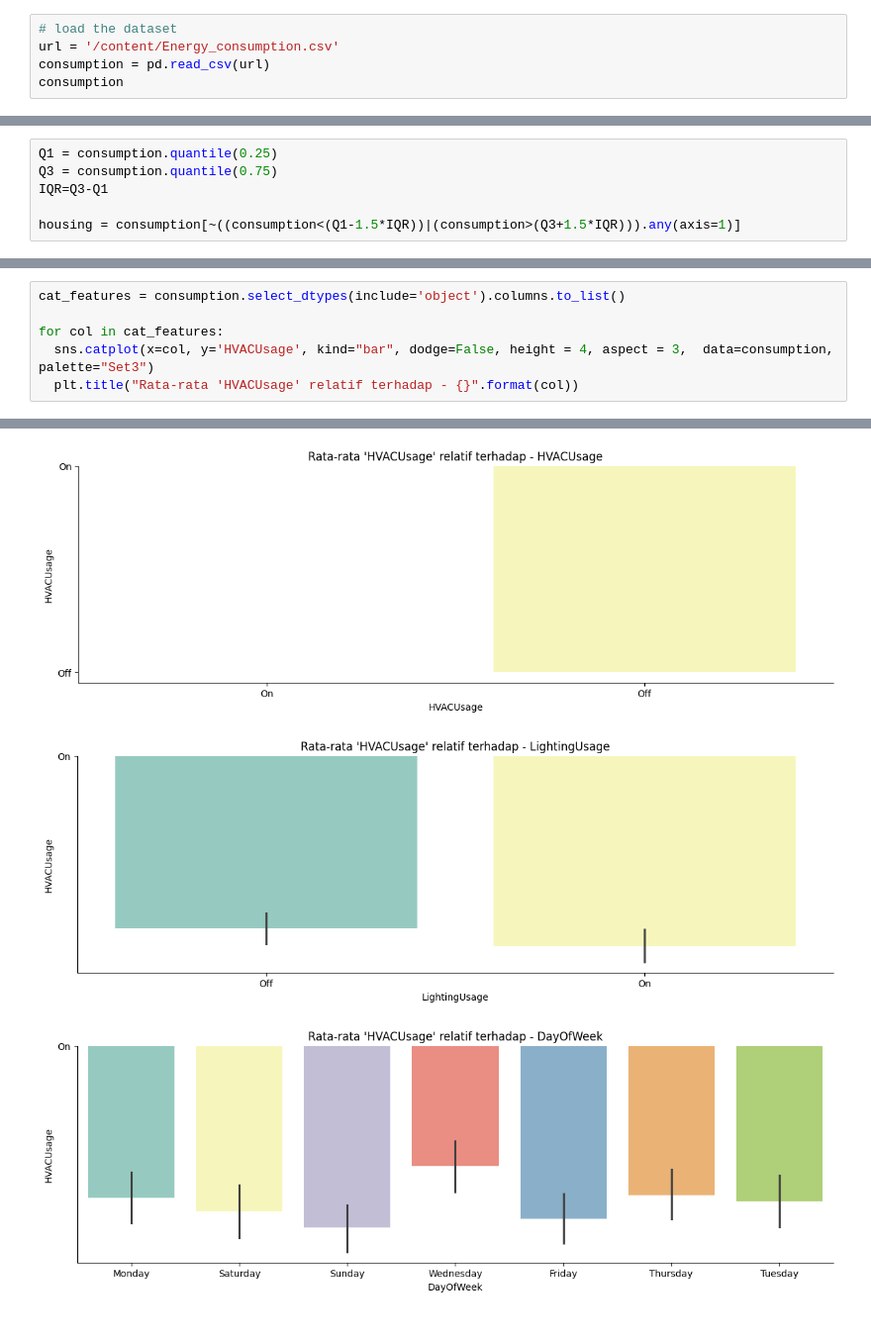
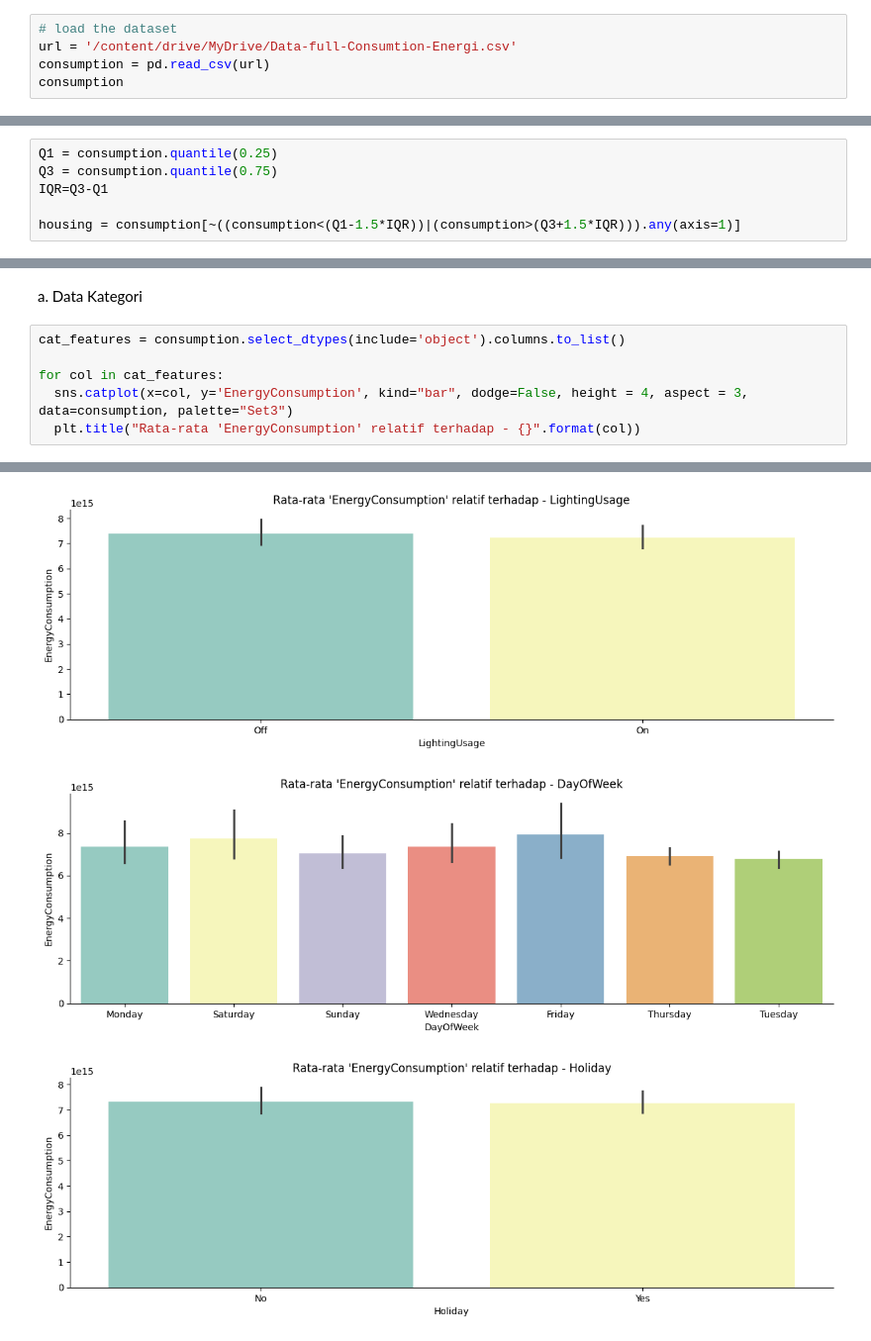
Before and after one commit to Fadila13/Machine-Learning, a Jupyter notebook: Energy_consumption.ipynb, the cells around one changed output, grey strips where cells are left out. Shown at 99% size. Cells and saved outputs as stored; diff of their text form.

```diff
--- a/Energy_consumption.ipynb
+++ b/Energy_consumption.ipynb
@@ -14,6 +14,6 @@ Mounted at /content/drive
 # %%
 # load the dataset
-url = '/content/Energy_consumption.csv'
+url = '/content/drive/MyDrive/Data-full-Consumtion-Energi.csv'
 consumption = pd.read_csv(url)
 consumption
 # %% [output]
@@ -175,9 +262,11 @@ plt.show()
+# %% [markdown]
+a. Data Kategori
 # %%
 cat_features = consumption.select_dtypes(include='object').columns.to_list()
 
 for col in cat_features:
-  sns.catplot(x=col, y='HVACUsage', kind="bar", dodge=False, height = 4, aspect = 3,  data=consumption, palette="Set3")
-  plt.title("Rata-rata 'HVACUsage' relatif terhadap - {}".format(col))
+  sns.catplot(x=col, y='EnergyConsumption', kind="bar", dodge=False, height = 4, aspect = 3,  data=consumption, palette="Set3")
+  plt.title("Rata-rata 'EnergyConsumption' relatif terhadap - {}".format(col))
 # %% [output]
 Passing `palette` without assigning `hue` is deprecated and will be removed in v0.14.0. Assign the `x` variable to `hue` and set `legend=False` for the same effect.
 
@@ -202,3 +287,3 @@ Passing `palette` without assigning `hue` is deprecated and will be removed in v
-[figure, old version]
+[figure, new version]
-[figure, old version]
+[figure, new version]
-[figure, old version]
+[figure, new version]
```
Also changed, not shown: parts of 114 cells of this notebook, 1 other file.
